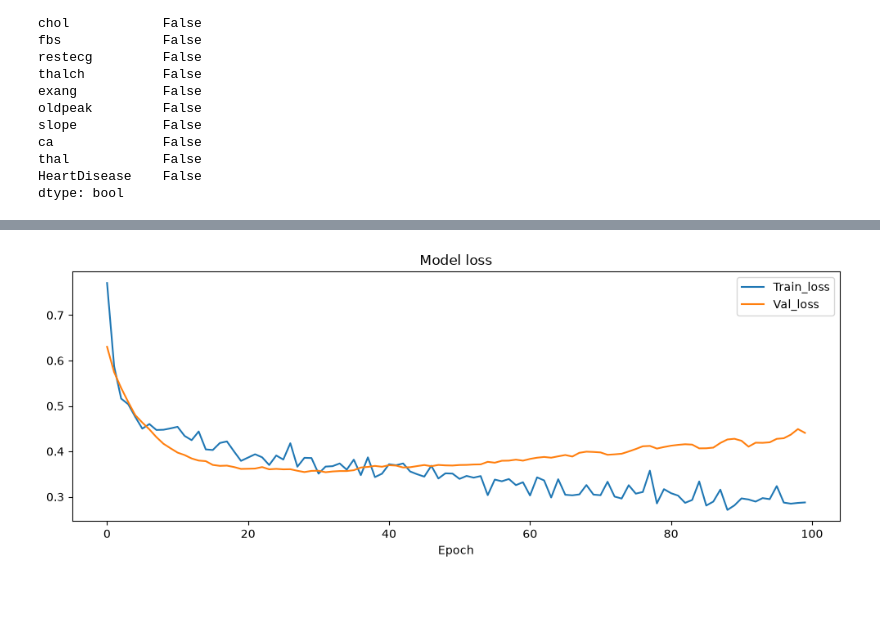
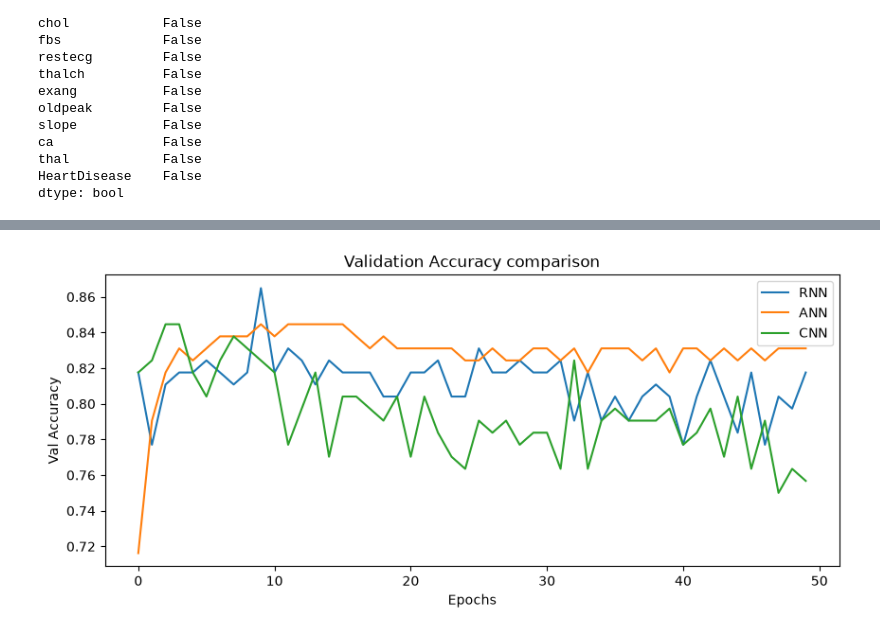
Before and after one commit to Suni789/Heart-Disease-Prediction, a Jupyter notebook: Heart Disease.ipynb, the cells around one changed output, grey strips where cells are left out. Saved outputs shown, nothing was run; the diff lists cells and outputs as text; code cells hidden in the pictures; blank space fills up the shorter version.

```diff
--- a/Heart Disease.ipynb
+++ b/Heart Disease.ipynb
@@ -163,9 +339,18 @@ Final Test Accuracy: 82.61%
 # %%
-plt.figure(figsize=(10,4))
-plt.plot(history.history['accuracy'], label='Train_acc')
-plt.plot(history.history['val_accuracy'], label='Val_acc')
-plt.title('Model Accuracy')
-plt.xlabel('Epoch')
-plt.legend(loc='lower right')
-plt.tight_layout()
-plt.show()
+def plot_training(history, title):
+    plt.figure(figsize=(10,4))
+    plt.subplot(1, 2, 1)
+    plt.plot(history.history['accuracy'], label='Train_acc')
+    plt.plot(history.history['val_accuracy'], label='Val_acc')
+    plt.title(f'{title} Accuracy')
+    plt.xlabel('Epoch')
+    plt.legend(loc='lower right')
+
+    plt.subplot(1, 2, 2)
+    plt.plot(history.history['loss'], label='Train')
+    plt.plot(history.history['val_loss'], label='Val')
+    plt.title(f'{title} Accuracy')
+    plt.xlabel('Epoch')
+    plt.legend(loc='upper right')
+    plt.tight_layout()
+    plt.show()
@@ -173,0 +357,2 @@ plt.show()
+# %%
+plot_training(history_ann, "ANN")
@@ -173,0 +361,2 @@ plt.show()
+# %%
+plot_training(history_cnn, "CNN")
@@ -173,0 +365,2 @@ plt.show()
+# %%
+plot_training(history_rnn, "RNN")
@@ -174,11 +369,12 @@ plt.show()
 # %%
 plt.figure(figsize=(10,4))
-plt.plot(history.history['loss'], label='Train_loss')
-plt.plot(history.history['val_loss'], label='Val_loss')
-plt.title('Model loss')
-plt.xlabel('Epoch')
-plt.legend(loc='upper right')
-plt.tight_layout()
+plt.plot(history_rnn.history['val_accuracy'], label='RNN')
+plt.plot(history_ann.history['val_accuracy'], label='ANN')
+plt.plot(history_cnn.history['val_accuracy'], label='CNN')
+plt.title('Validation Accuracy comparison')
+plt.xlabel('Epochs')
+plt.ylabel('Val Accuracy')
+plt.legend()
 plt.show()
 # %% [output]
-[figure, old version]
+[figure, new version]
```
Also changed, not shown: parts of 18 cells of this notebook.
